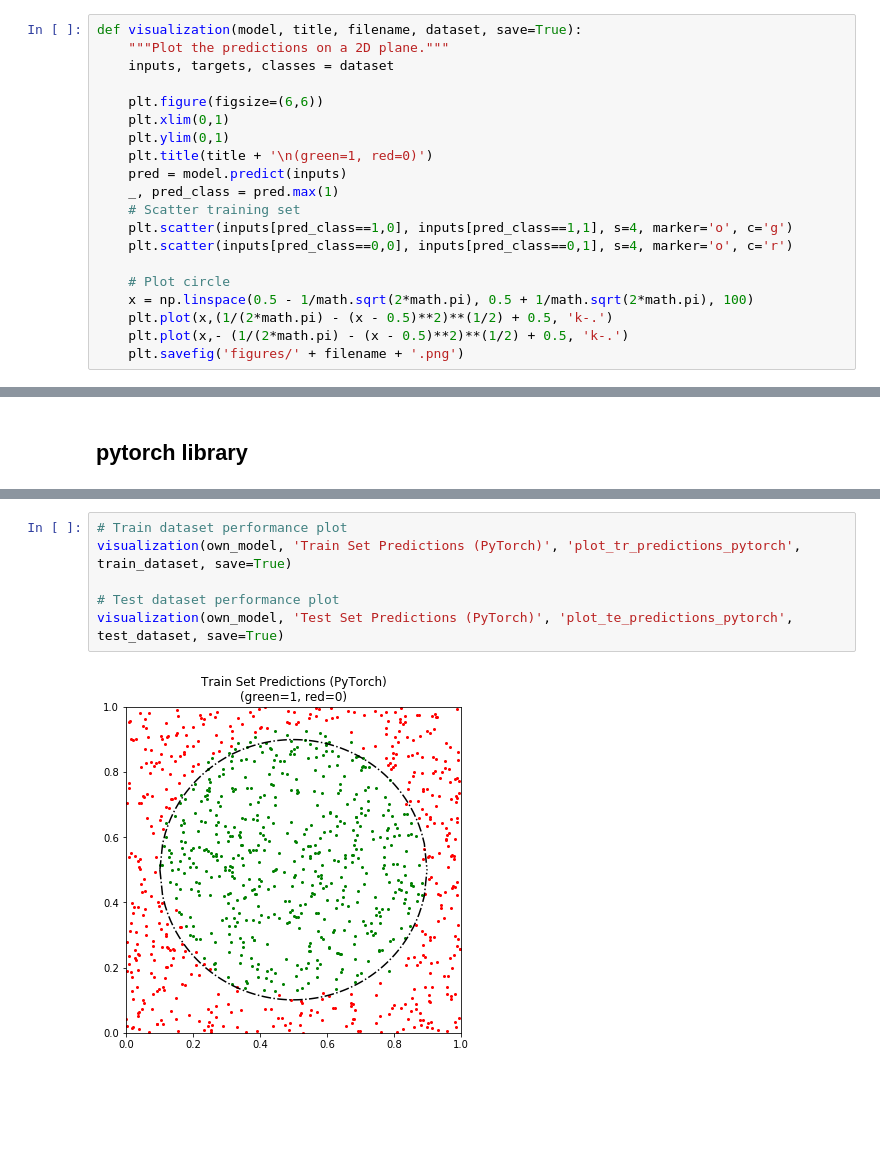
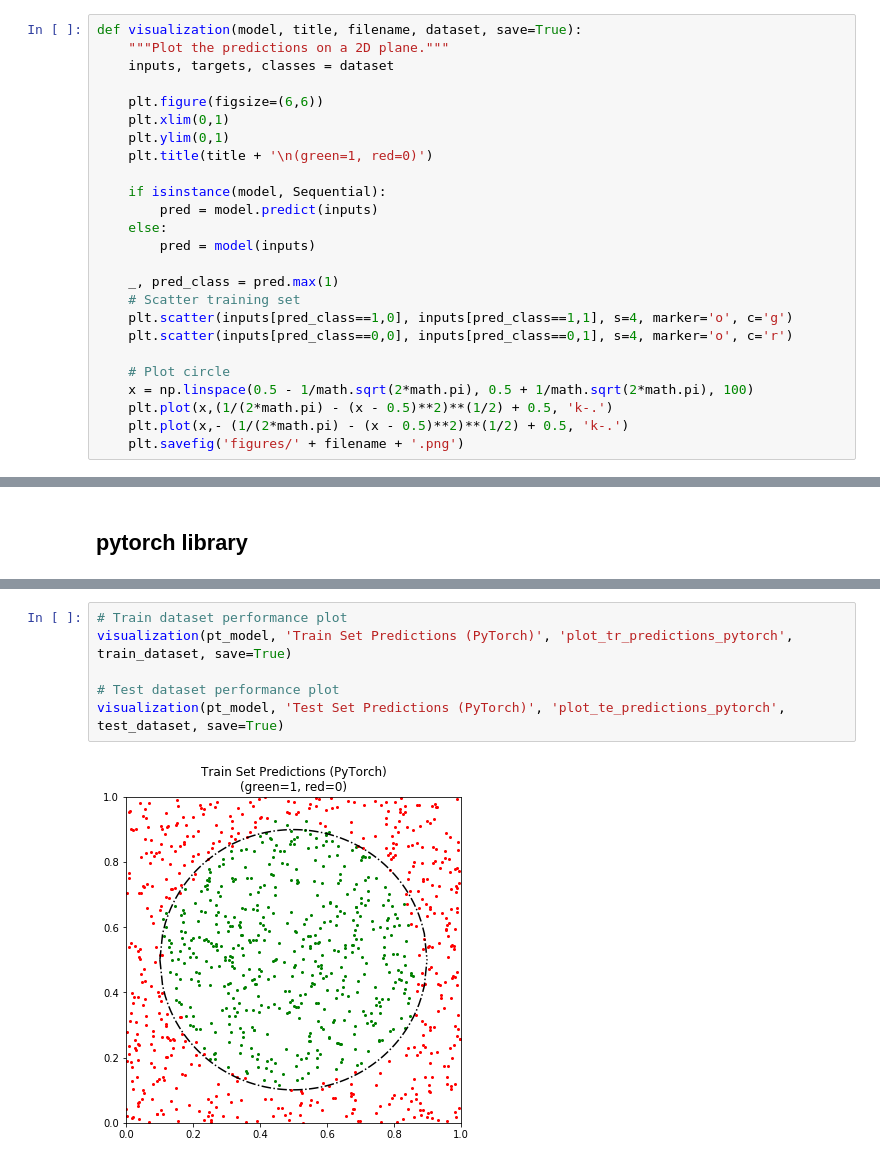
Before and after one commit to sylvainlugeon/deep-learning-projects, a Jupyter notebook: project2/DL_MP2.ipynb, the cells around one changed output, grey strips where cells are left out. Cells and saved outputs as stored; diff of their text form; blank space fills up the shorter version.

Commit message:
Updating figures

```diff
--- a/project2/DL_MP2.ipynb
+++ b/project2/DL_MP2.ipynb
@@ -49,7 +49,12 @@ def visualization(model, title, filename, dataset, save=True):
     plt.xlim(0,1)
     plt.ylim(0,1)
     plt.title(title + '\n(green=1, red=0)')
-    pred = model.predict(inputs)
+
+    if isinstance(model, Sequential):
+        pred = model.predict(inputs)
+    else:
+        pred = model(inputs)
+
     _, pred_class = pred.max(1)
     # Scatter training set
     plt.scatter(inputs[pred_class==1,0], inputs[pred_class==1,1], s=4, marker='o', c='g')
@@ -149,8 +154,8 @@ Time elapsed; 1.91s
 # %%
 # Train dataset performance plot
-visualization(own_model, 'Train Set Predictions (PyTorch)', 'plot_tr_predictions_pytorch', train_dataset, save=True)
+visualization(pt_model, 'Train Set Predictions (PyTorch)', 'plot_tr_predictions_pytorch', train_dataset, save=True)
 
 # Test dataset performance plot
-visualization(own_model, 'Test Set Predictions (PyTorch)', 'plot_te_predictions_pytorch', test_dataset, save=True)
+visualization(pt_model, 'Test Set Predictions (PyTorch)', 'plot_te_predictions_pytorch', test_dataset, save=True)
 # %% [output]
-[figure, old version]
+[figure, new version]
```
Also changed, not shown: parts of 3 cells of this notebook, 2 other files.
